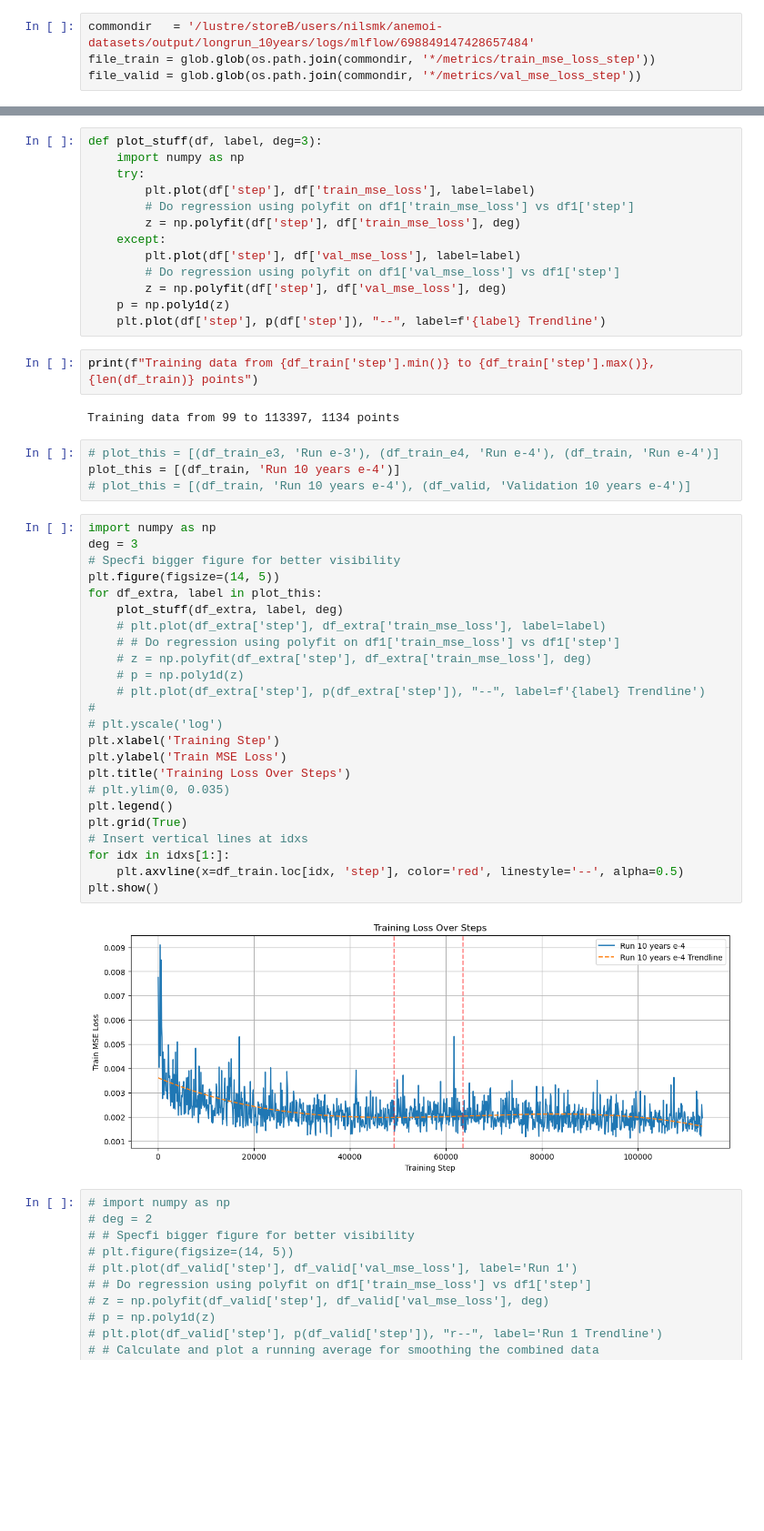
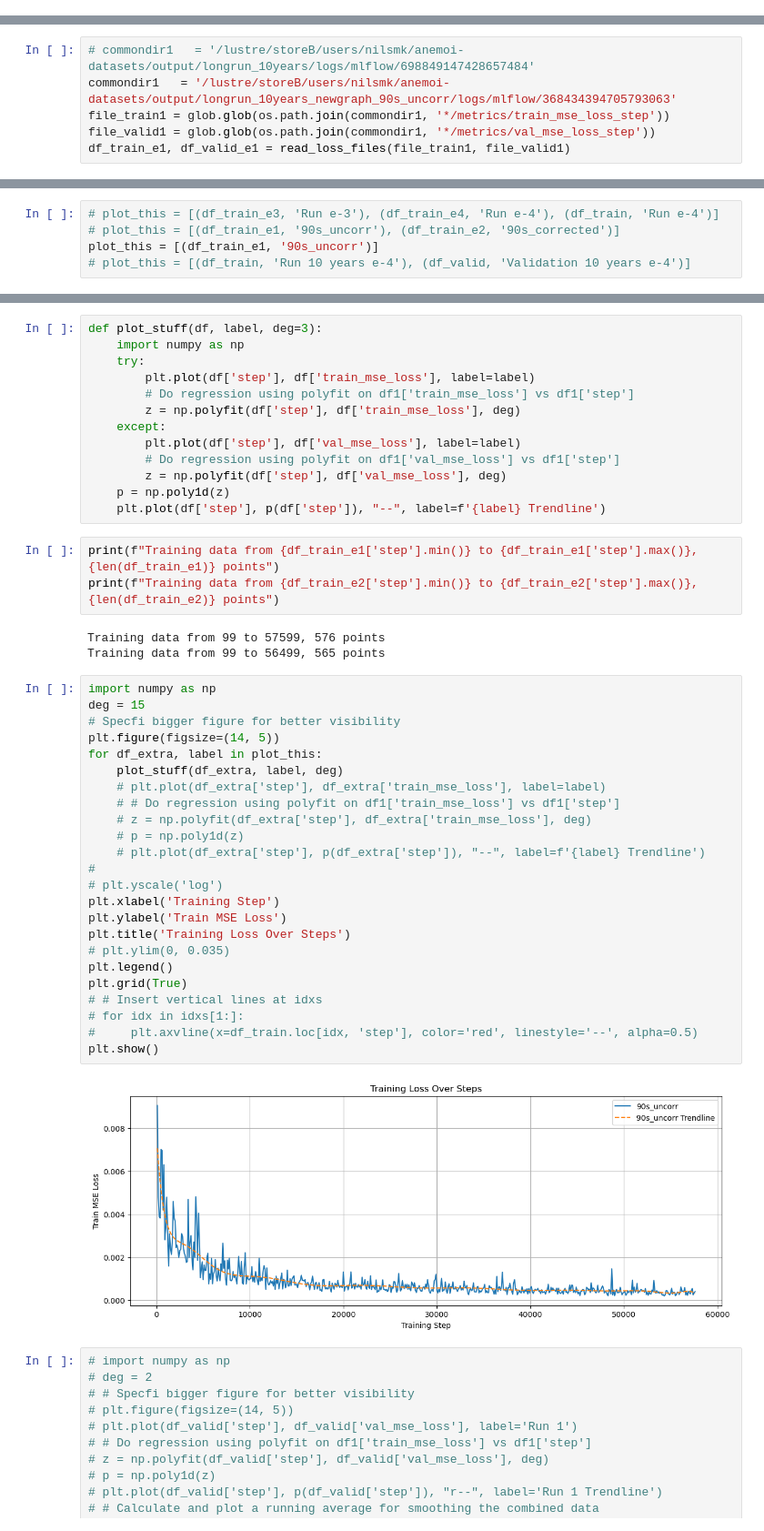
Before and after one commit to nilsmkMET/anemoi-stormsurge, a Jupyter notebook: notebooks/plot_train_loss.ipynb, the cells around one changed output, grey strips where cells are left out. Shown at 91% size. Saved outputs shown, nothing was run; the diff lists cells and outputs as text; blank space fills up the shorter version.

```diff
--- a/notebooks/plot_train_loss.ipynb
+++ b/notebooks/plot_train_loss.ipynb
@@ -4,8 +4,4 @@ import pandas as pd
 import matplotlib.pyplot as plt
 import glob
 import numpy as np
-# %%
-commondir   = '/lustre/storeB/users/nilsmk/anemoi-datasets/output/longrun_10years/logs/mlflow/698849147428657484'
-file_train = glob.glob(os.path.join(commondir, '*/metrics/train_mse_loss_step'))
-file_valid = glob.glob(os.path.join(commondir, '*/metrics/val_mse_loss_step'))
 # %%
@@ -22,0 +39,6 @@ df_valid = df_valid.reset_index(drop=True)
+# %%
+# commondir1   = '/lustre/storeB/users/nilsmk/anemoi-datasets/output/longrun_10years/logs/mlflow/698849147428657484'
+commondir1   = '/lustre/storeB/users/nilsmk/anemoi-datasets/output/longrun_10years_newgraph_90s_uncorr/logs/mlflow/368434394705793063'
+file_train1 = glob.glob(os.path.join(commondir1, '*/metrics/train_mse_loss_step'))
+file_valid1 = glob.glob(os.path.join(commondir1, '*/metrics/val_mse_loss_step'))
+df_train_e1, df_valid_e1 = read_loss_files(file_train1, file_valid1)
@@ -23 +55,6 @@ df_valid = df_valid.reset_index(drop=True)
+# %%
+# plot_this = [(df_train_e3, 'Run e-3'), (df_train_e4, 'Run e-4'), (df_train, 'Run e-4')]
+# plot_this = [(df_train_e1, '90s_uncorr'), (df_train_e2, '90s_corrected')]
+plot_this = [(df_train_e1, '90s_uncorr')]
+# plot_this = [(df_train, 'Run 10 years e-4'), (df_valid, 'Validation 10 years e-4')]
 # %%
@@ -90,39 +128,37 @@ def plot_stuff(df, label, deg=3):
     p = np.poly1d(z)
     plt.plot(df['step'], p(df['step']), "--", label=f'{label} Trendline')
 # %%
-print(f"Training data from {df_train['step'].min()} to {df_train['step'].max()}, {len(df_train)} points")
+print(f"Training data from {df_train_e1['step'].min()} to {df_train_e1['step'].max()}, {len(df_train_e1)} points")
+print(f"Training data from {df_train_e2['step'].min()} to {df_train_e2['step'].max()}, {len(df_train_e2)} points")
 # %% [output]
-Training data from 99 to 113397, 1134 points
+Training data from 99 to 57599, 576 points
+Training data from 99 to 56499, 565 points
-# %%
-# plot_this = [(df_train_e3, 'Run e-3'), (df_train_e4, 'Run e-4'), (df_train, 'Run e-4')]
-plot_this = [(df_train, 'Run 10 years e-4')]
-# plot_this = [(df_train, 'Run 10 years e-4'), (df_valid, 'Validation 10 years e-4')]
 # %%
 import numpy as np
-deg = 3
+deg = 15
 # Specfi bigger figure for better visibility
 plt.figure(figsize=(14, 5))
 for df_extra, label in plot_this:
     plot_stuff(df_extra, label, deg)
     # plt.plot(df_extra['step'], df_extra['train_mse_loss'], label=label)
     # # Do regression using polyfit on df1['train_mse_loss'] vs df1['step']
     # z = np.polyfit(df_extra['step'], df_extra['train_mse_loss'], deg)
     # p = np.poly1d(z)
     # plt.plot(df_extra['step'], p(df_extra['step']), "--", label=f'{label} Trendline')
 #
 # plt.yscale('log')
 plt.xlabel('Training Step')
 plt.ylabel('Train MSE Loss')
 plt.title('Training Loss Over Steps')
 # plt.ylim(0, 0.035)
 plt.legend()
 plt.grid(True)
-# Insert vertical lines at idxs
-for idx in idxs[1:]:
-    plt.axvline(x=df_train.loc[idx, 'step'], color='red', linestyle='--', alpha=0.5)
+# # Insert vertical lines at idxs
+# for idx in idxs[1:]:
+#     plt.axvline(x=df_train.loc[idx, 'step'], color='red', linestyle='--', alpha=0.5)
 plt.show()
 # %% [output]
-[figure, old version]
+[figure, new version]
 # %%
 # import numpy as np
 # deg = 2
```
Also changed, not shown: parts of 5 cells of this notebook, 11 other files.
